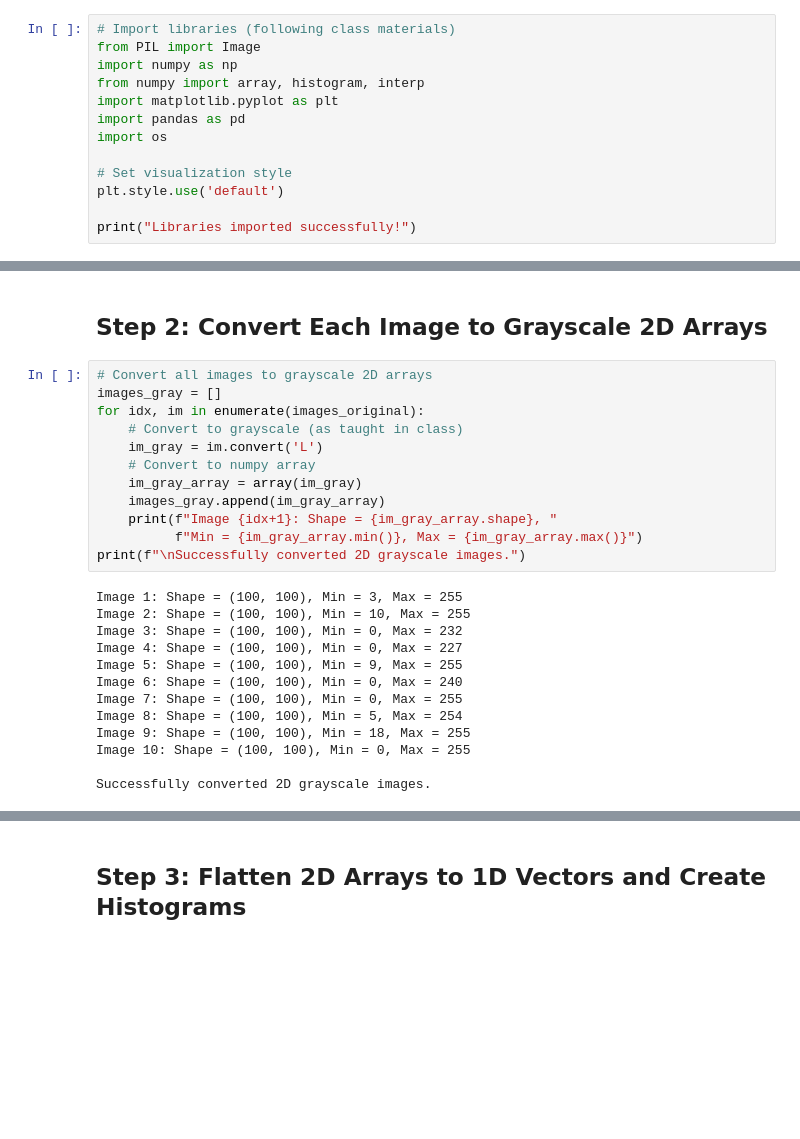
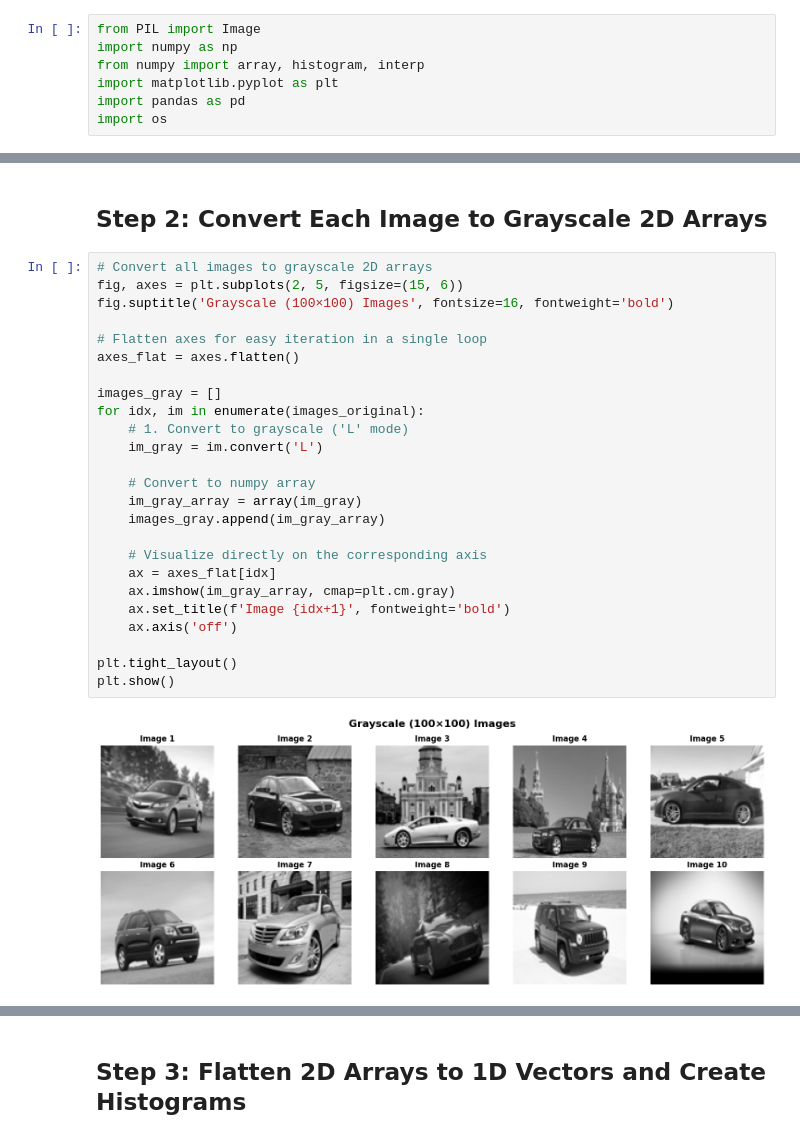
Before and after one commit to priyanka-ingale/unstructured-intelligence, a Jupyter notebook: IR_Normalization.ipynb, the cells around one changed output, grey strips where cells are left out. Cells and saved outputs as stored; diff of their text form; blank space fills up the shorter version.

```diff
--- a/IR_Normalization.ipynb
+++ b/IR_Normalization.ipynb
@@ -8,13 +5,7 @@ Using the same libraries as taught in class.
 # %%
-# Import libraries (following class materials)
 from PIL import Image
 import numpy as np
 from numpy import array, histogram, interp
 import matplotlib.pyplot as plt
 import pandas as pd
 import os
-
-# Set visualization style
-plt.style.use('default')
-
-print("Libraries imported successfully!")
@@ -72,26 +43,28 @@ plt.show()
 ## Step 2: Convert Each Image to Grayscale 2D Arrays
 # %%
 # Convert all images to grayscale 2D arrays
+fig, axes = plt.subplots(2, 5, figsize=(15, 6))
+fig.suptitle('Grayscale (100×100) Images', fontsize=16, fontweight='bold')
+
+# Flatten axes for easy iteration in a single loop
+axes_flat = axes.flatten()
+
 images_gray = []
 for idx, im in enumerate(images_original):
-    # Convert to grayscale (as taught in class)
+    # 1. Convert to grayscale ('L' mode)
     im_gray = im.convert('L')
+
     # Convert to numpy array
     im_gray_array = array(im_gray)
     images_gray.append(im_gray_array)
-    print(f"Image {idx+1}: Shape = {im_gray_array.shape}, "
-          f"Min = {im_gray_array.min()}, Max = {im_gray_array.max()}")
-print(f"\nSuccessfully converted 2D grayscale images.")
+
+    # Visualize directly on the corresponding axis
+    ax = axes_flat[idx]
+    ax.imshow(im_gray_array, cmap=plt.cm.gray)
+    ax.set_title(f'Image {idx+1}', fontweight='bold')
+    ax.axis('off')
+
+plt.tight_layout()
+plt.show()
 # %% [output]
-Image 1: Shape = (100, 100), Min = 3, Max = 255
-Image 2: Shape = (100, 100), Min = 10, Max = 255
-Image 3: Shape = (100, 100), Min = 0, Max = 232
-Image 4: Shape = (100, 100), Min = 0, Max = 227
-Image 5: Shape = (100, 100), Min = 9, Max = 255
-Image 6: Shape = (100, 100), Min = 0, Max = 240
-Image 7: Shape = (100, 100), Min = 0, Max = 255
-Image 8: Shape = (100, 100), Min = 5, Max = 254
-Image 9: Shape = (100, 100), Min = 18, Max = 255
-Image 10: Shape = (100, 100), Min = 0, Max = 255
-
-Successfully converted 2D grayscale images.
+[figure, added]
```
Also changed, not shown: parts of 11 cells of this notebook.
